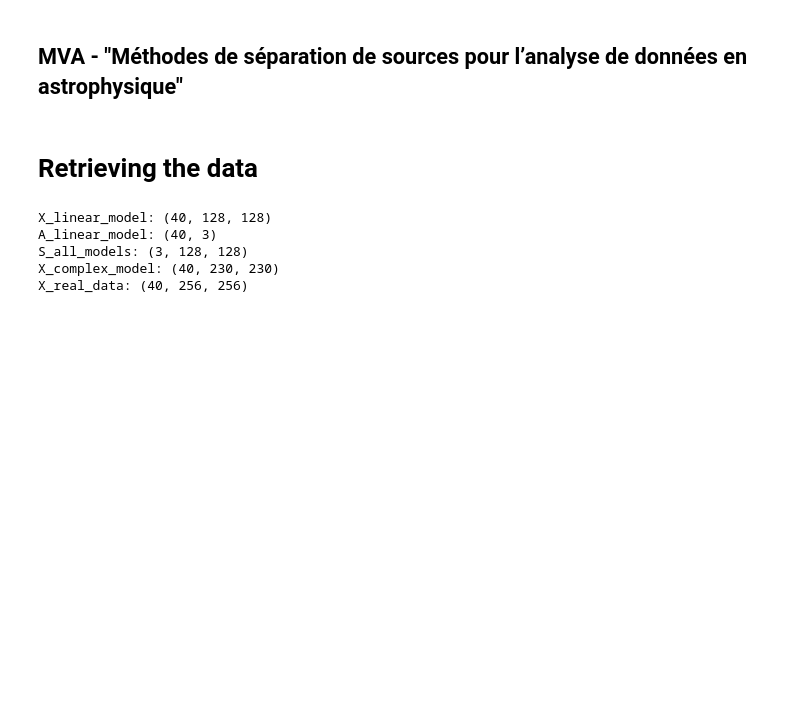
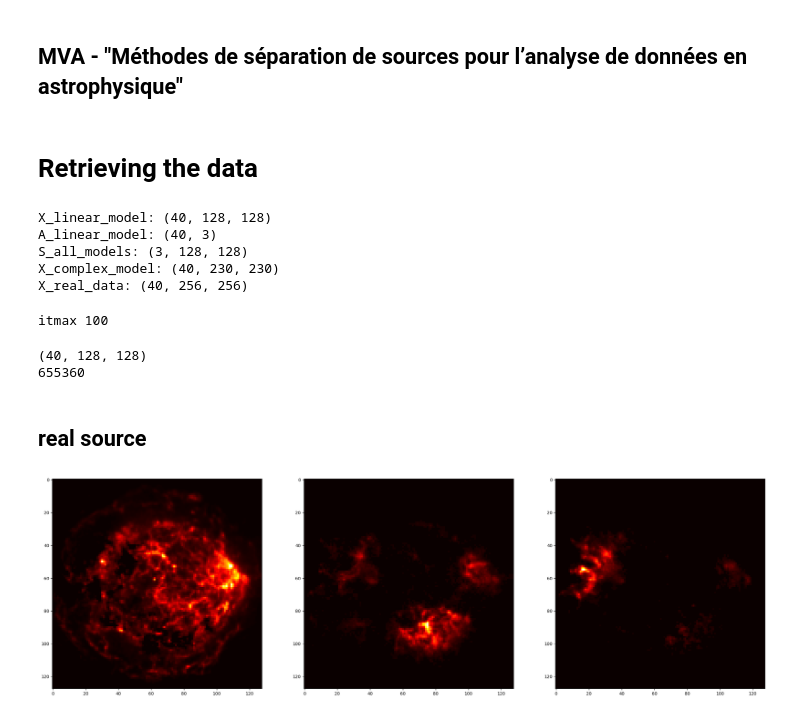
Before and after one commit to plbrbr/bss-project-2024, a Jupyter notebook: experiments.ipynb, the cells around one changed output. Saved outputs shown, nothing was run; the diff lists cells and outputs as text; code cells hidden in the pictures; blank space fills up the shorter version.

```diff
--- a/experiments.ipynb
+++ b/experiments.ipynb
@@ -25,3 +27,24 @@ A_linear_model: (40, 3)
 S_all_models: (3, 128, 128)
 X_complex_model: (40, 230, 230)
 X_real_data: (40, 256, 256)
+# %%
+A_est,S_est,it = PALM(X_linear_model.reshape(40,-1),A_linear_model,S_all_models.reshape(3,-1),lamb=0.01,itmax=100)
+# %% [output]
+itmax 100
+# %%
+for A,X,S in [(A_linear_model,X_linear_model,S_all_models)]:
+    print(X.shape)
+    print(X.size)
+# %% [output]
+(40, 128, 128)
+655360
+# %% [markdown]
+## real source
+# %%
+f,ax = plt.subplots(1,3,figsize=(30,15))
+for k in range(3):
+    ax[k].imshow(S[k],#.transpose(1,2,0),
+              cmap='hot')
+plt.show()
+# %% [output]
+[figure, added]
```
Also changed, not shown: parts of 10 cells of this notebook.
